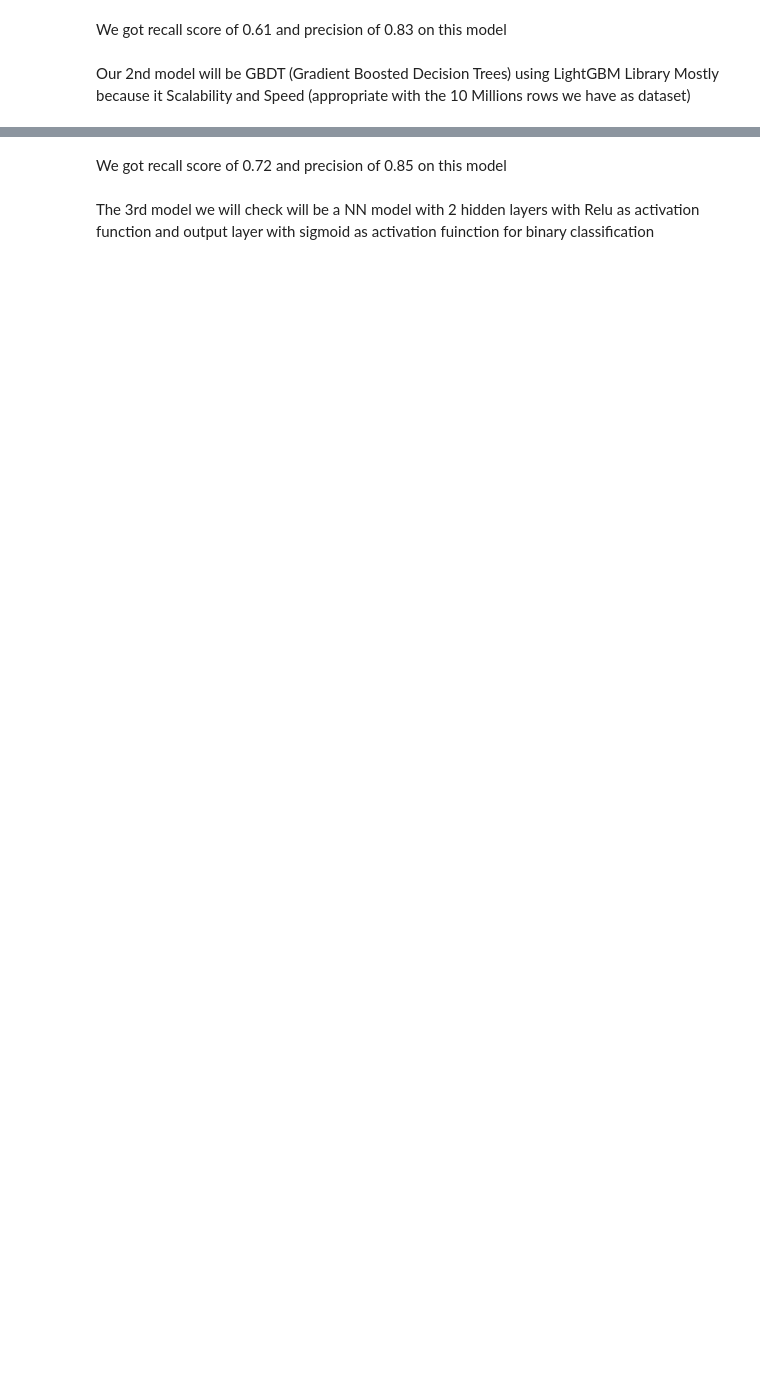
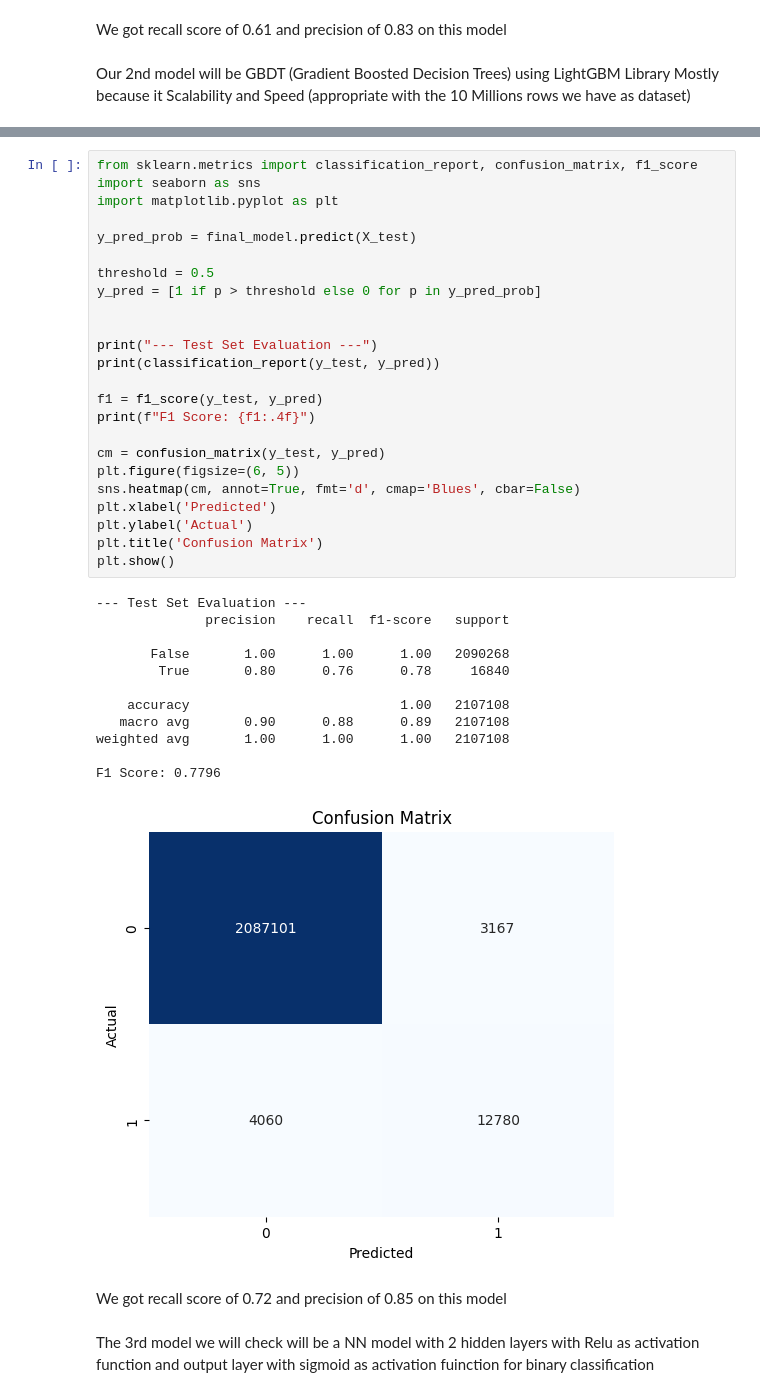
Before and after one commit to doronyomtov/Scratch-Detection, a Jupyter notebook: scratch_detection.ipynb, the cells around one changed output, grey strips where cells are left out. Saved outputs shown, nothing was run; the diff lists cells and outputs as text; blank space fills up the shorter version.

Commit message:
updated version
- hyperparameters with lightgbm
- test-train-split on wafers and not shuffle
-

```diff
--- a/scratch_detection.ipynb
+++ b/scratch_detection.ipynb
@@ -548,3 +646,40 @@ weighted avg       1.00      1.00      1.00   2083080
+# %%
+from sklearn.metrics import classification_report, confusion_matrix, f1_score
+import seaborn as sns
+import matplotlib.pyplot as plt
+
+y_pred_prob = final_model.predict(X_test)
+
+threshold = 0.5
+y_pred = [1 if p > threshold else 0 for p in y_pred_prob]
+
+
+print("--- Test Set Evaluation ---")
+print(classification_report(y_test, y_pred))
+
+f1 = f1_score(y_test, y_pred)
+print(f"F1 Score: {f1:.4f}")
+
+cm = confusion_matrix(y_test, y_pred)
+plt.figure(figsize=(6, 5))
+sns.heatmap(cm, annot=True, fmt='d', cmap='Blues', cbar=False)
+plt.xlabel('Predicted')
+plt.ylabel('Actual')
+plt.title('Confusion Matrix')
+plt.show()
+# %% [output]
+--- Test Set Evaluation ---
+              precision    recall  f1-score   support
+
+       False       1.00      1.00      1.00   2090268
+        True       0.80      0.76      0.78     16840
+
+    accuracy                           1.00   2107108
+   macro avg       0.90      0.88      0.89   2107108
+weighted avg       1.00      1.00      1.00   2107108
+
+F1 Score: 0.7796
+[figure, added]
 # %% [markdown]
 We got recall score of 0.72 and precision of 0.85 on this model
 # %% [markdown]
```
Also changed, not shown: parts of 12 cells of this notebook.
